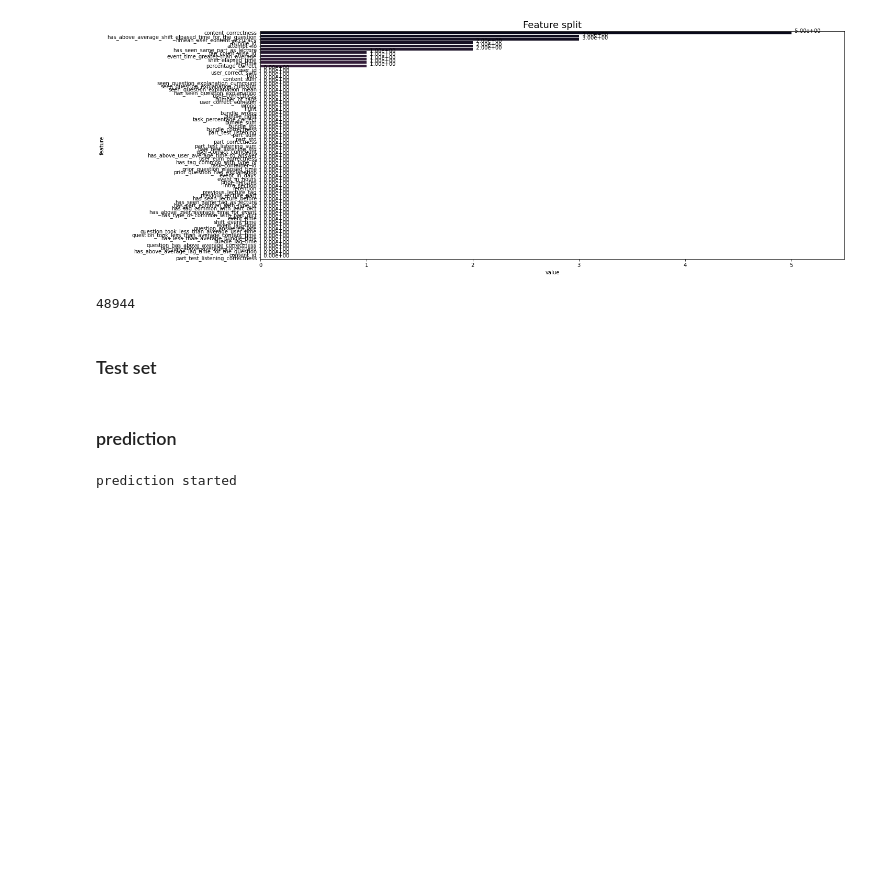
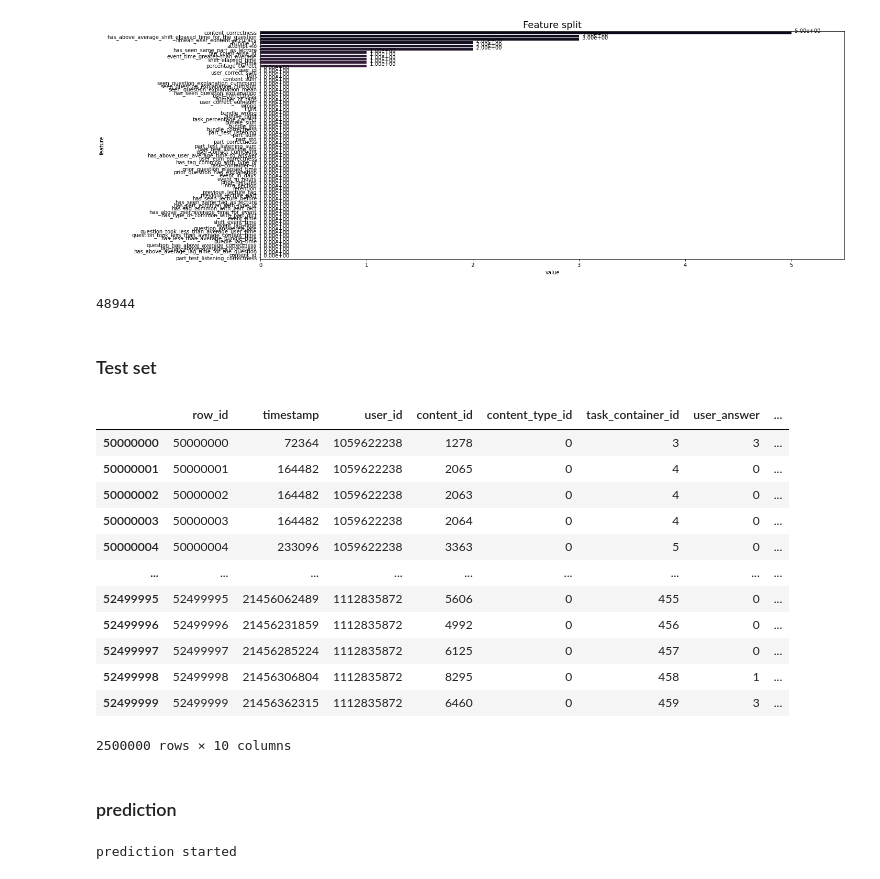
Before and after one commit to Joel-hanson/my-riiid-competition, a Jupyter notebook: original.ipynb, the cells around one changed output. Cells and saved outputs as stored; diff of their text form; code cells hidden in the pictures; blank space fills up the shorter version.

```diff
--- a/original.ipynb
+++ b/original.ipynb
@@ -893,6 +906,22 @@ class Iter_Valid(object):
             return self.fix_df(user_answer_list, answered_correctly_list, pre_start)
         else:
             raise StopIteration()
+# %%
+target_df
+# %% [output]
+|  | row_id | timestamp | user_id | content_id | content_type_id | task_container_id | user_answer | ... |
+| 50000000 | 50000000 | 72364 | 1059622238 | 1278 | 0 | 3 | 3 | ... |
+| 50000001 | 50000001 | 164482 | 1059622238 | 2065 | 0 | 4 | 0 | ... |
+| 50000002 | 50000002 | 164482 | 1059622238 | 2063 | 0 | 4 | 0 | ... |
+| 50000003 | 50000003 | 164482 | 1059622238 | 2064 | 0 | 4 | 0 | ... |
+| 50000004 | 50000004 | 233096 | 1059622238 | 3363 | 0 | 5 | 0 | ... |
+| ... | ... | ... | ... | ... | ... | ... | ... | ... |
+| 52499995 | 52499995 | 21456062489 | 1112835872 | 5606 | 0 | 455 | 0 | ... |
+| 52499996 | 52499996 | 21456231859 | 1112835872 | 4992 | 0 | 456 | 0 | ... |
+| 52499997 | 52499997 | 21456285224 | 1112835872 | 6125 | 0 | 457 | 0 | ... |
+| 52499998 | 52499998 | 21456306804 | 1112835872 | 8295 | 0 | 458 | 1 | ... |
+| 52499999 | 52499999 | 21456362315 | 1112835872 | 6460 | 0 | 459 | 3 | ... |
+2500000 rows × 10 columns
 # %% [markdown]
 ### prediction
 # %%
```
Also changed, not shown: parts of 4 cells of this notebook.
